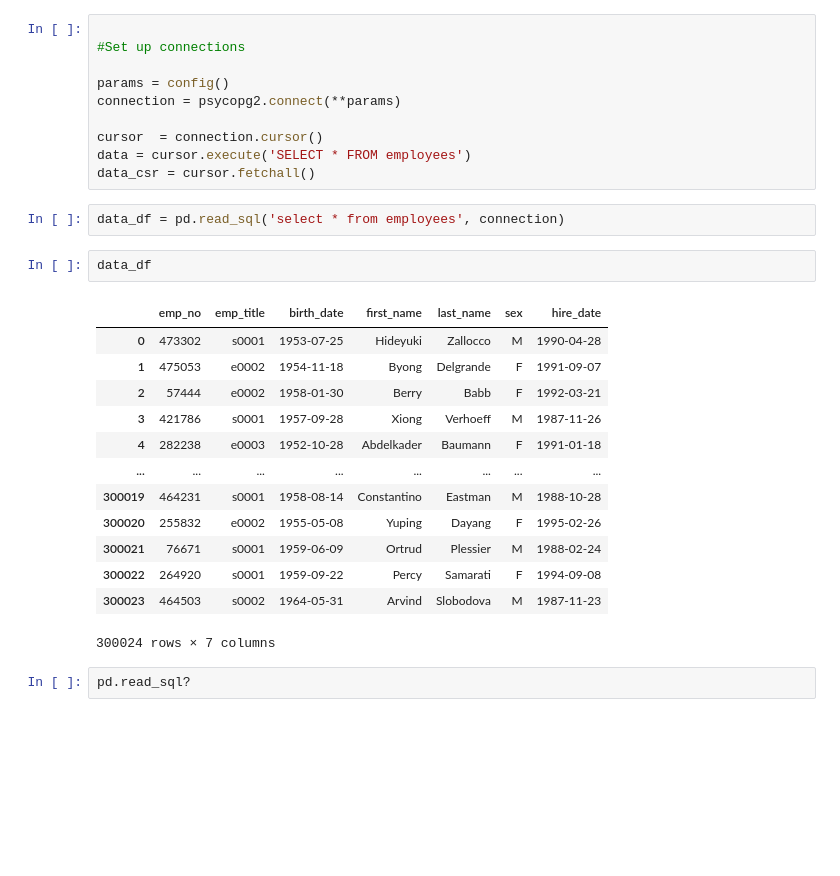
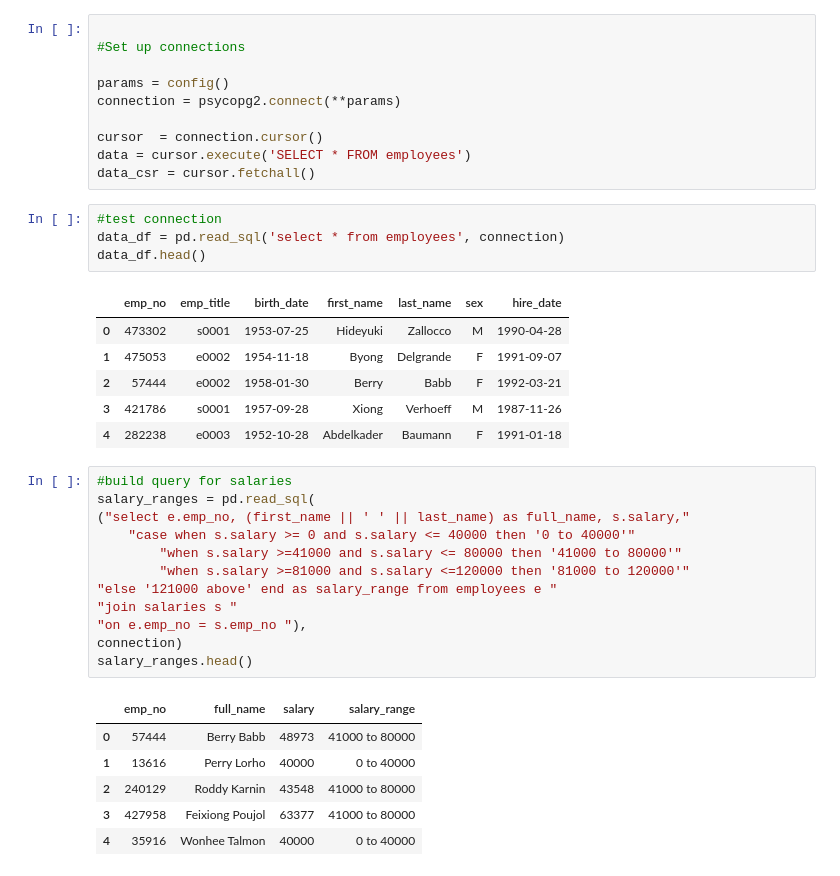
Before and after one commit to mgfrancis/sql-challenge, a Jupyter notebook: Case/employee.ipynb, the cells around one changed output. Saved outputs shown, nothing was run; the diff lists cells and outputs as text; blank space fills up the shorter version.

```diff
--- a/Case/employee.ipynb
+++ b/Case/employee.ipynb
@@ -22,22 +22,32 @@ cursor  = connection.cursor()
 data = cursor.execute('SELECT * FROM employees')
 data_csr = cursor.fetchall()
 # %%
+#test connection
 data_df = pd.read_sql('select * from employees', connection)
+data_df.head()
+# %% [output]
+|  | emp_no | emp_title | birth_date | first_name | last_name | sex | hire_date |
+| 0 | 473302 | s0001 | 1953-07-25 | Hideyuki | Zallocco | M | 1990-04-28 |
+| 1 | 475053 | e0002 | 1954-11-18 | Byong | Delgrande | F | 1991-09-07 |
+| 2 | 57444 | e0002 | 1958-01-30 | Berry | Babb | F | 1992-03-21 |
+| 3 | 421786 | s0001 | 1957-09-28 | Xiong | Verhoeff | M | 1987-11-26 |
+| 4 | 282238 | e0003 | 1952-10-28 | Abdelkader | Baumann | F | 1991-01-18 |
-# %%
-data_df
-# %% [output]
-|  | emp_no | emp_title | birth_date | first_name | last_name | sex | hire_date |
-| 0 | 473302 | s0001 | 1953-07-25 | Hideyuki | Zallocco | M | 1990-04-28 |
-| 1 | 475053 | e0002 | 1954-11-18 | Byong | Delgrande | F | 1991-09-07 |
-| 2 | 57444 | e0002 | 1958-01-30 | Berry | Babb | F | 1992-03-21 |
-| 3 | 421786 | s0001 | 1957-09-28 | Xiong | Verhoeff | M | 1987-11-26 |
-| 4 | 282238 | e0003 | 1952-10-28 | Abdelkader | Baumann | F | 1991-01-18 |
-| ... | ... | ... | ... | ... | ... | ... | ... |
-| 300019 | 464231 | s0001 | 1958-08-14 | Constantino | Eastman | M | 1988-10-28 |
-| 300020 | 255832 | e0002 | 1955-05-08 | Yuping | Dayang | F | 1995-02-26 |
-| 300021 | 76671 | s0001 | 1959-06-09 | Ortrud | Plessier | M | 1988-02-24 |
-| 300022 | 264920 | s0001 | 1959-09-22 | Percy | Samarati | F | 1994-09-08 |
-| 300023 | 464503 | s0002 | 1964-05-31 | Arvind | Slobodova | M | 1987-11-23 |
-300024 rows × 7 columns
-# %%
-pd.read_sql?
+# %%
+#build query for salaries
+salary_ranges = pd.read_sql(
+("select e.emp_no, (first_name || ' ' || last_name) as full_name, s.salary,"
+    "case when s.salary >= 0 and s.salary <= 40000 then '0 to 40000'"
+        "when s.salary >=41000 and s.salary <= 80000 then '41000 to 80000'"
+        "when s.salary >=81000 and s.salary <=120000 then '81000 to 120000'"
+"else '121000 above' end as salary_range from employees e "
+"join salaries s "
+"on e.emp_no = s.emp_no "),
+connection)
+salary_ranges.head()
+# %% [output]
+|  | emp_no | full_name | salary | salary_range |
+| 0 | 57444 | Berry Babb | 48973 | 41000 to 80000 |
+| 1 | 13616 | Perry Lorho | 40000 | 0 to 40000 |
+| 2 | 240129 | Roddy Karnin | 43548 | 41000 to 80000 |
+| 3 | 427958 | Feixiong Poujol | 63377 | 41000 to 80000 |
+| 4 | 35916 | Wonhee Talmon | 40000 | 0 to 40000 |
```
Also changed, not shown: parts of 3 cells of this notebook.
